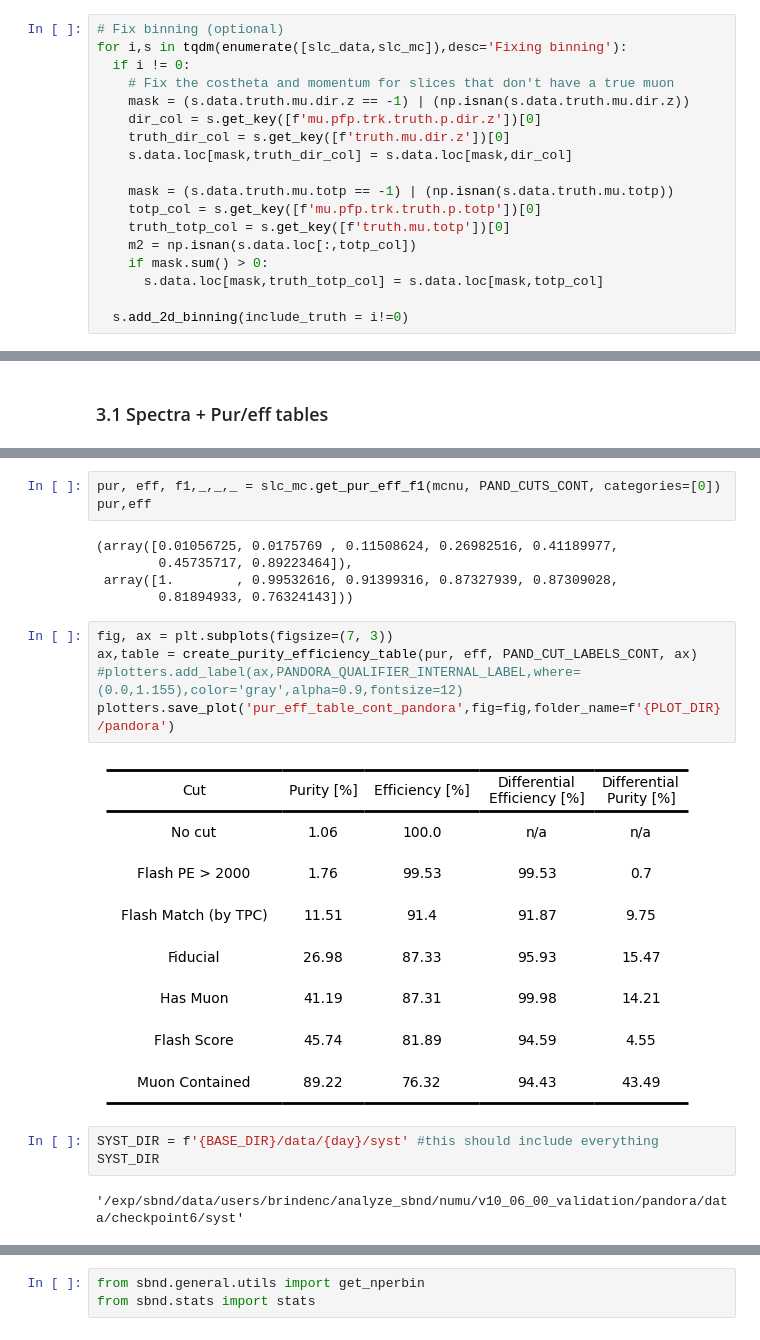
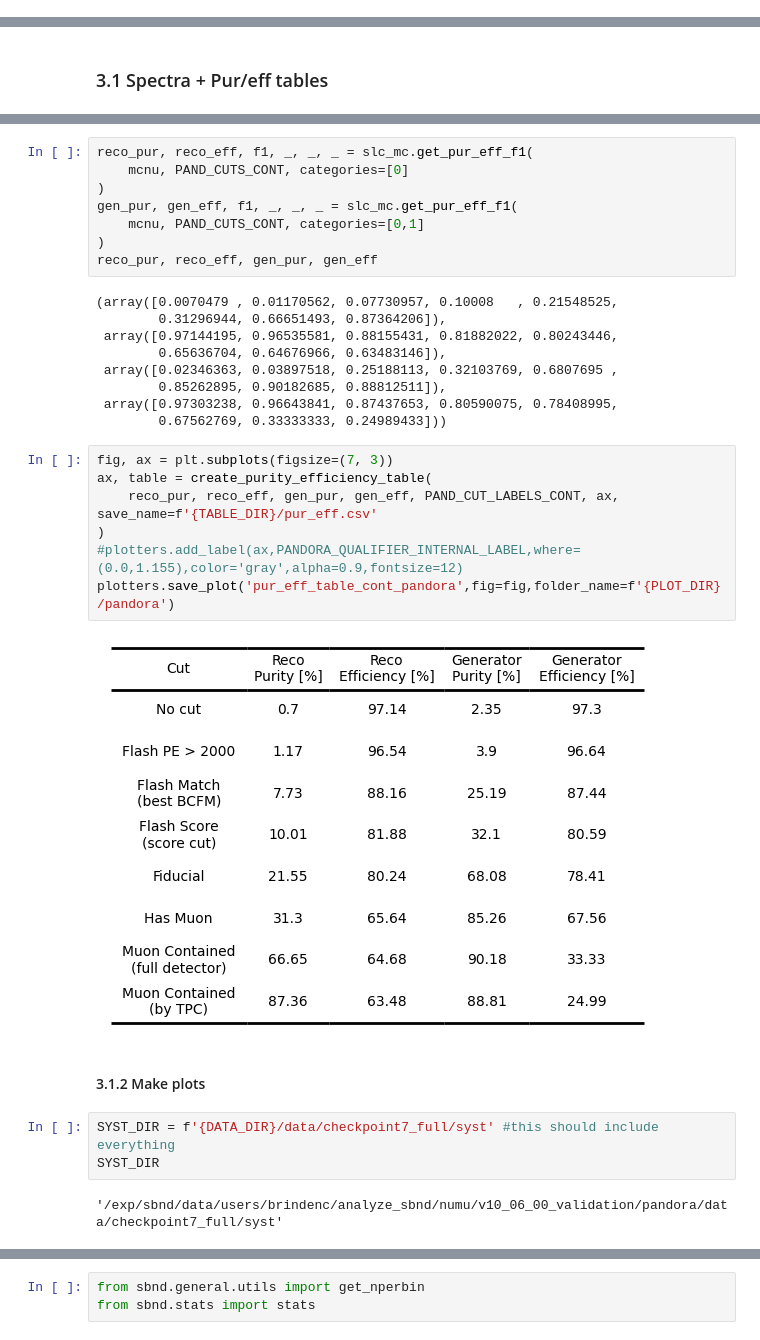
Before and after one commit to bear-is-asleep/cafpyana, a Jupyter notebook: analysis_village/numuincl/notebooks/interaction_plots.ipynb, the cells around one changed output, grey strips where cells are left out. Saved outputs shown, nothing was run; the diff lists cells and outputs as text.

Commit message:
Update to checkpoint7

```diff
--- a/analysis_village/numuincl/notebooks/interaction_plots.ipynb
+++ b/analysis_village/numuincl/notebooks/interaction_plots.ipynb
@@ -294,21 +211,3 @@ slc_mc.add_cols('truth.ntrue_part',pandora_true_part)
-# %%
-# Fix binning (optional)
-for i,s in tqdm(enumerate([slc_data,slc_mc]),desc='Fixing binning'):
-  if i != 0:
-    # Fix the costheta and momentum for slices that don't have a true muon
-    mask = (s.data.truth.mu.dir.z == -1) | (np.isnan(s.data.truth.mu.dir.z))
-    dir_col = s.get_key([f'mu.pfp.trk.truth.p.dir.z'])[0]
-    truth_dir_col = s.get_key([f'truth.mu.dir.z'])[0]
-    s.data.loc[mask,truth_dir_col] = s.data.loc[mask,dir_col]
-
-    mask = (s.data.truth.mu.totp == -1) | (np.isnan(s.data.truth.mu.totp))
-    totp_col = s.get_key([f'mu.pfp.trk.truth.p.totp'])[0]
-    truth_totp_col = s.get_key([f'truth.mu.totp'])[0]
-    m2 = np.isnan(s.data.loc[:,totp_col])
-    if mask.sum() > 0:
-      s.data.loc[mask,truth_totp_col] = s.data.loc[mask,totp_col]
-
-  s.add_2d_binning(include_truth = i!=0)
 # %% [markdown]
 ## 3. Make plots as function of cut
 # %%
@@ -570,21 +452,34 @@ plotters.save_plot('pur_eff_table_uncont_pandora',fig=fig,folder_name=f'{PLOT_DI
 # %%
-pur, eff, f1,_,_,_ = slc_mc.get_pur_eff_f1(mcnu, PAND_CUTS_CONT, categories=[0])
-pur,eff
+reco_pur, reco_eff, f1, _, _, _ = slc_mc.get_pur_eff_f1(
+    mcnu, PAND_CUTS_CONT, categories=[0]
+)
+gen_pur, gen_eff, f1, _, _, _ = slc_mc.get_pur_eff_f1(
+    mcnu, PAND_CUTS_CONT, categories=[0,1]
+)
+reco_pur, reco_eff, gen_pur, gen_eff
 # %% [output]
-(array([0.01056725, 0.0175769 , 0.11508624, 0.26982516, 0.41189977,
-        0.45735717, 0.89223464]),
- array([1.        , 0.99532616, 0.91399316, 0.87327939, 0.87309028,
-        0.81894933, 0.76324143]))
+(array([0.0070479 , 0.01170562, 0.07730957, 0.10008   , 0.21548525,
+        0.31296944, 0.66651493, 0.87364206]),
+ array([0.97144195, 0.96535581, 0.88155431, 0.81882022, 0.80243446,
+        0.65636704, 0.64676966, 0.63483146]),
+ array([0.02346363, 0.03897518, 0.25188113, 0.32103769, 0.6807695 ,
+        0.85262895, 0.90182685, 0.88812511]),
+ array([0.97303238, 0.96643841, 0.87437653, 0.80590075, 0.78408995,
+        0.67562769, 0.33333333, 0.24989433]))
 # %%
 fig, ax = plt.subplots(figsize=(7, 3))
-ax,table = create_purity_efficiency_table(pur, eff, PAND_CUT_LABELS_CONT, ax)
+ax, table = create_purity_efficiency_table(
+    reco_pur, reco_eff, gen_pur, gen_eff, PAND_CUT_LABELS_CONT, ax, save_name=f'{TABLE_DIR}/pur_eff.csv'
+)
 #plotters.add_label(ax,PANDORA_QUALIFIER_INTERNAL_LABEL,where=(0.0,1.155),color='gray',alpha=0.9,fontsize=12)
 plotters.save_plot('pur_eff_table_cont_pandora',fig=fig,folder_name=f'{PLOT_DIR}/pandora')
 # %% [output]
-[figure, old version]
+[figure, new version]
+# %% [markdown]
+#### 3.1.2 Make plots
 # %%
-SYST_DIR = f'{BASE_DIR}/data/{day}/syst' #this should include everything
+SYST_DIR = f'{DATA_DIR}/data/checkpoint7_full/syst' #this should include everything
 SYST_DIR
 # %% [output]
-'/exp/sbnd/data/users/brindenc/analyze_sbnd/numu/v10_06_00_validation/pandora/data/checkpoint6/syst'
+'/exp/sbnd/data/users/brindenc/analyze_sbnd/numu/v10_06_00_validation/pandora/data/checkpoint7_full/syst'
 # %%
```
Also changed, not shown: parts of 56 cells of this notebook, 21 other files.
